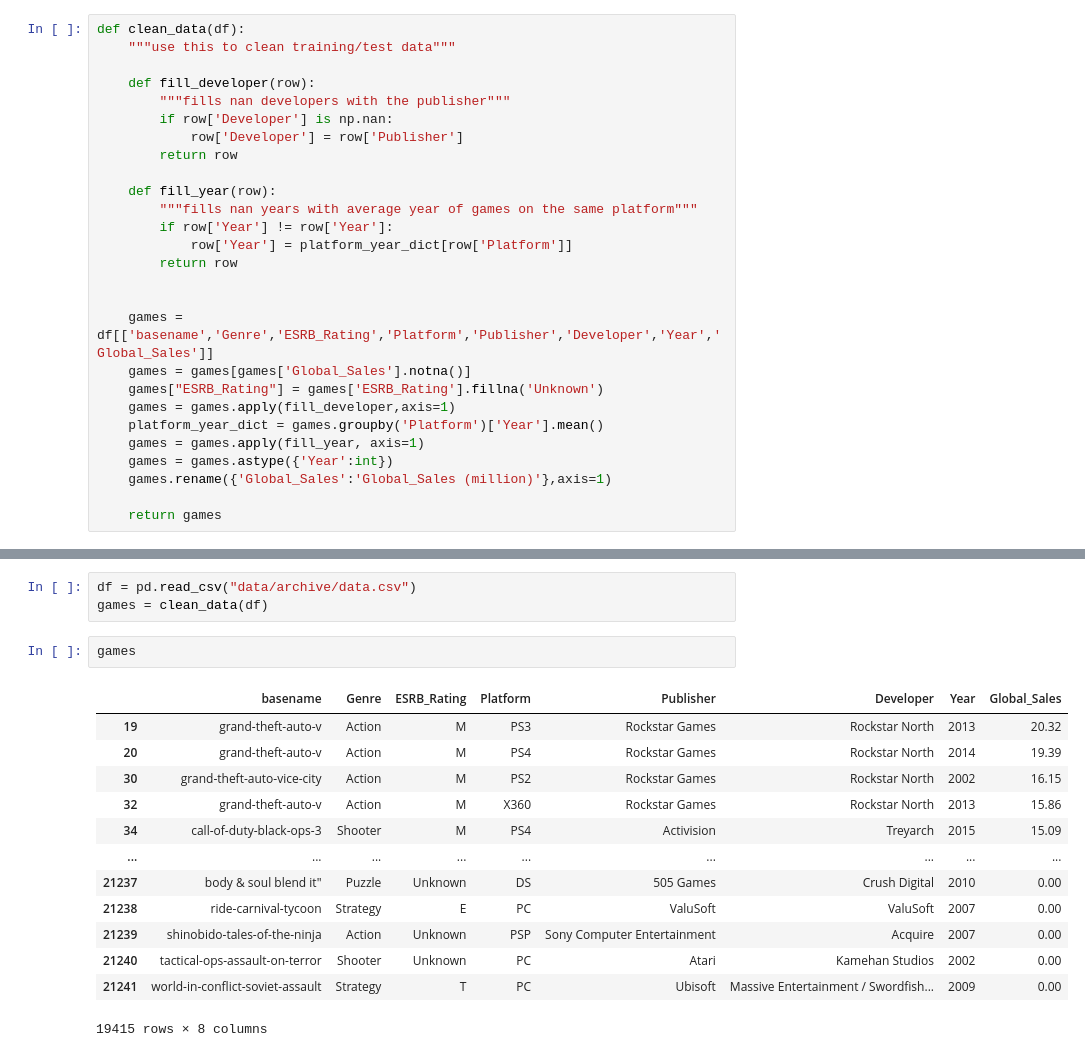
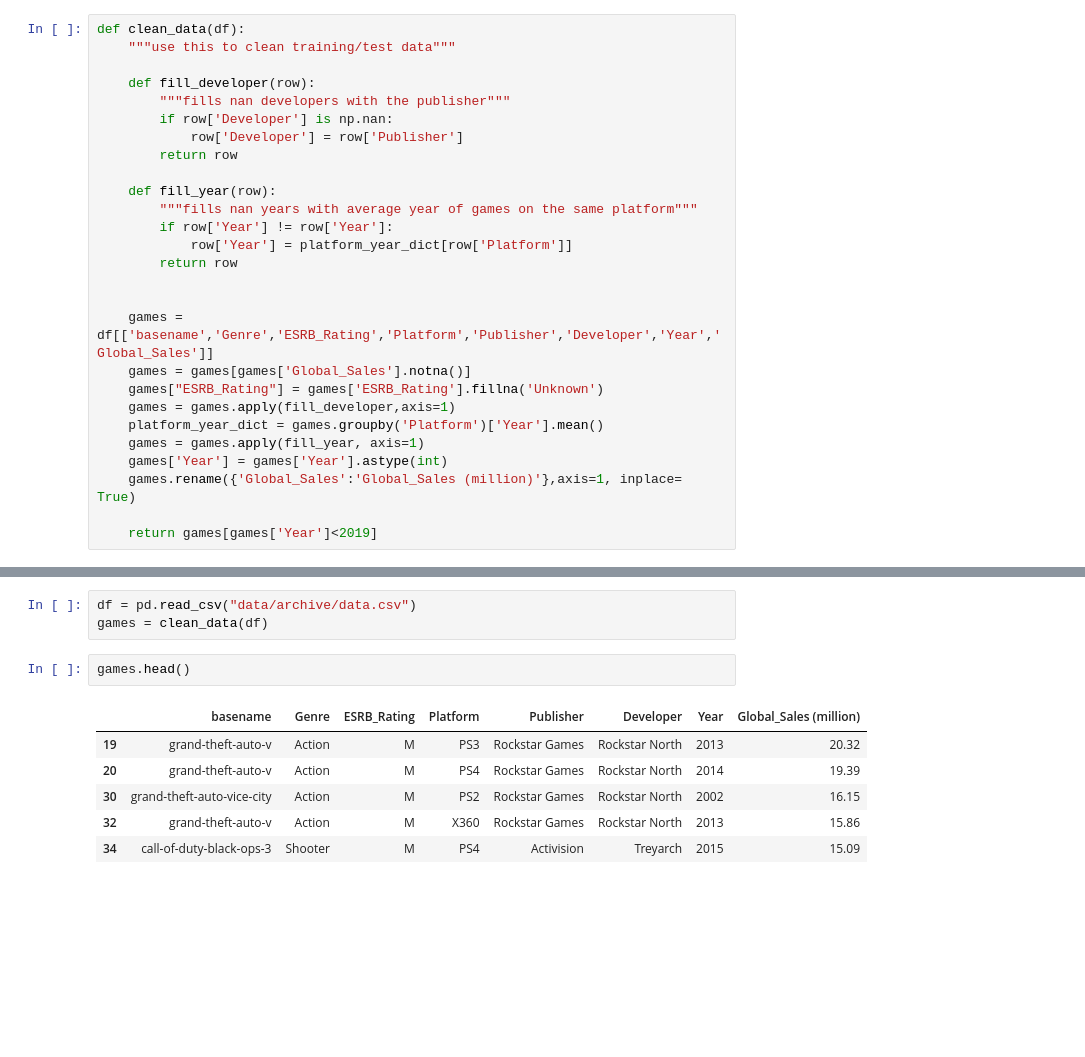
Before and after one commit to cepan/videogame_sales_prediction, a Jupyter notebook: project.ipynb, the cells around one changed output, grey strips where cells are left out. Cells and saved outputs as stored; diff of their text form; blank space fills up the shorter version.

```diff
--- a/project.ipynb
+++ b/project.ipynb
@@ -333,28 +316,21 @@ def clean_data(df):
     games = games.apply(fill_developer,axis=1)
     platform_year_dict = games.groupby('Platform')['Year'].mean()
     games = games.apply(fill_year, axis=1)
-    games = games.astype({'Year':int})
-    games.rename({'Global_Sales':'Global_Sales (million)'},axis=1)
+    games['Year'] = games['Year'].astype(int)
+    games.rename({'Global_Sales':'Global_Sales (million)'},axis=1, inplace= True)
 
-    return games
+    return games[games['Year']<2019]
 # %% [markdown]
 # EDA
 # %%
 df = pd.read_csv("data/archive/data.csv")
 games = clean_data(df)
 # %%
-games
+games.head()
 # %% [output]
-|  | basename | Genre | ESRB_Rating | Platform | Publisher | Developer | Year | Global_Sales |
+|  | basename | Genre | ESRB_Rating | Platform | Publisher | Developer | Year | Global_Sales (million) |
 | 19 | grand-theft-auto-v | Action | M | PS3 | Rockstar Games | Rockstar North | 2013 | 20.32 |
 | 20 | grand-theft-auto-v | Action | M | PS4 | Rockstar Games | Rockstar North | 2014 | 19.39 |
 | 30 | grand-theft-auto-vice-city | Action | M | PS2 | Rockstar Games | Rockstar North | 2002 | 16.15 |
 | 32 | grand-theft-auto-v | Action | M | X360 | Rockstar Games | Rockstar North | 2013 | 15.86 |
 | 34 | call-of-duty-black-ops-3 | Shooter | M | PS4 | Activision | Treyarch | 2015 | 15.09 |
-| ... | ... | ... | ... | ... | ... | ... | ... | ... |
-| 21237 | body & soul blend it" | Puzzle | Unknown | DS | 505 Games | Crush Digital | 2010 | 0.00 |
-| 21238 | ride-carnival-tycoon | Strategy | E | PC | ValuSoft | ValuSoft | 2007 | 0.00 |
-| 21239 | shinobido-tales-of-the-ninja | Action | Unknown | PSP | Sony Computer Entertainment | Acquire | 2007 | 0.00 |
-| 21240 | tactical-ops-assault-on-terror | Shooter | Unknown | PC | Atari | Kamehan Studios | 2002 | 0.00 |
-| 21241 | world-in-conflict-soviet-assault | Strategy | T | PC | Ubisoft | Massive Entertainment / Swordfish... | 2009 | 0.00 |
-19415 rows × 8 columns
```
Also changed, not shown: parts of 13 cells of this notebook.
